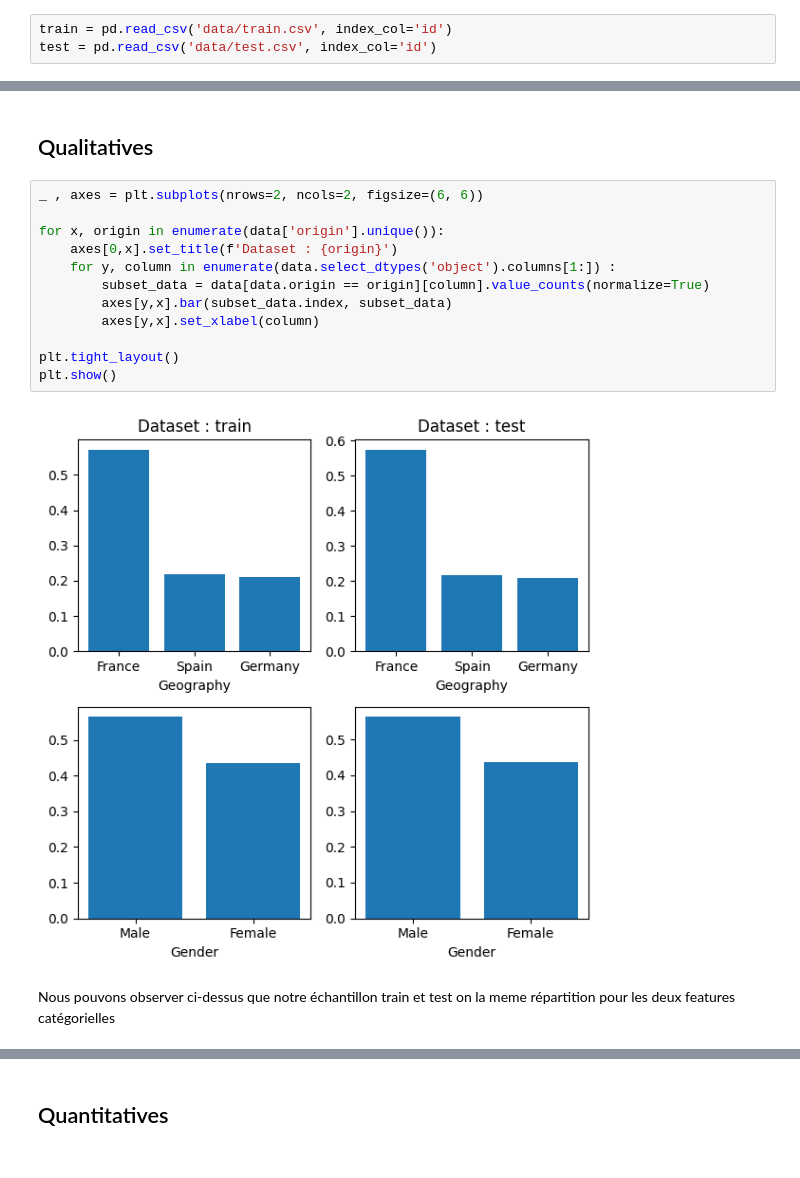
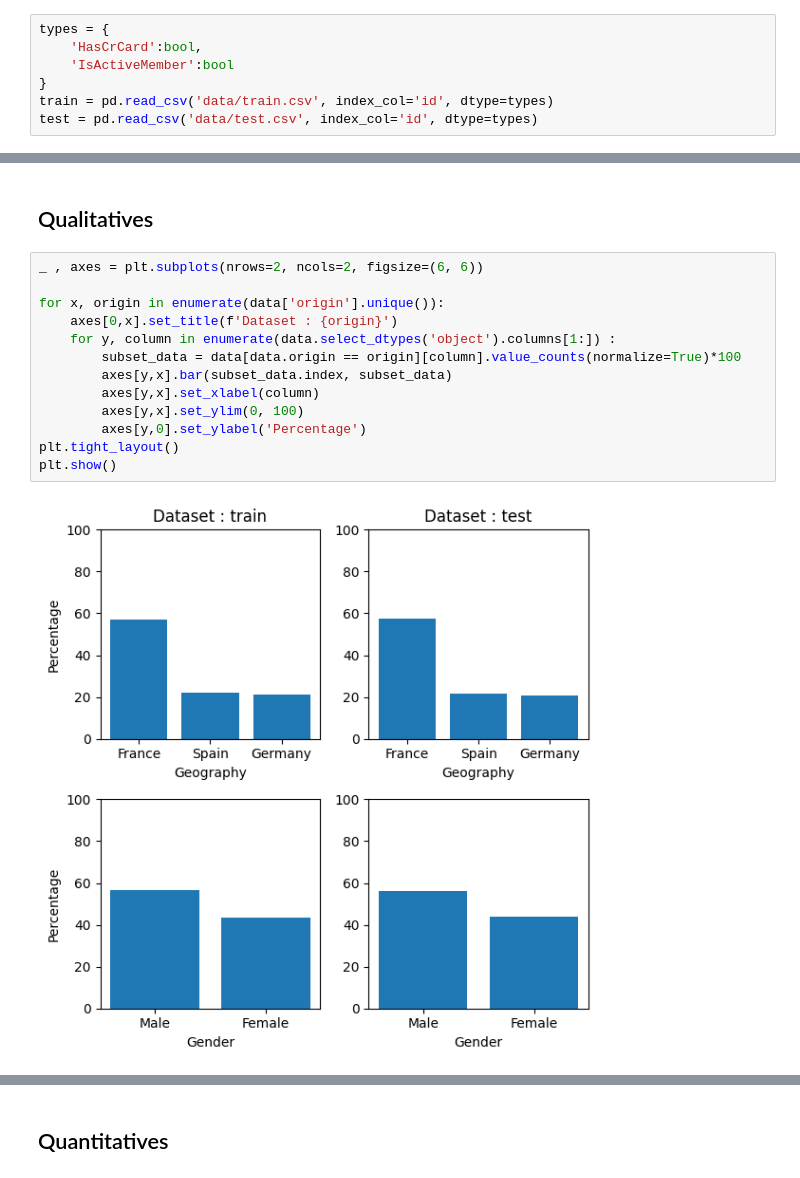
Before and after one commit to marcgloaguen/playgroundseries_s4e1, a Jupyter notebook: EDA.ipynb, the cells around one changed output, grey strips where cells are left out. Cells and saved outputs as stored; diff of their text form.

```diff
--- a/EDA.ipynb
+++ b/EDA.ipynb
@@ -3,8 +3,12 @@ import pandas as pd
 import seaborn as sns
 import matplotlib.pyplot as plt
 # %%
-train = pd.read_csv('data/train.csv', index_col='id')
-test = pd.read_csv('data/test.csv', index_col='id')
+types = {
+    'HasCrCard':bool,
+    'IsActiveMember':bool
+}
+train = pd.read_csv('data/train.csv', index_col='id', dtype=types)
+test = pd.read_csv('data/test.csv', index_col='id', dtype=types)
 # %%
 train.shape, test.shape
 # %% [output]
@@ -47,16 +51,15 @@ memory usage: 27.3+ MB
 # %%
 _ , axes = plt.subplots(nrows=2, ncols=2, figsize=(6, 6))
 
 for x, origin in enumerate(data['origin'].unique()):
     axes[0,x].set_title(f'Dataset : {origin}')
     for y, column in enumerate(data.select_dtypes('object').columns[1:]) :
-        subset_data = data[data.origin == origin][column].value_counts(normalize=True)
+        subset_data = data[data.origin == origin][column].value_counts(normalize=True)*100
         axes[y,x].bar(subset_data.index, subset_data)
         axes[y,x].set_xlabel(column)
-
+        axes[y,x].set_ylim(0, 100)
+        axes[y,0].set_ylabel('Percentage')
 plt.tight_layout()
 plt.show()
 # %% [output]
-[figure, old version]
+[figure, new version]
-# %% [markdown]
-Nous pouvons observer ci-dessus que notre échantillon train et test on la meme répartition pour les deux features catégorielles
```
Also changed, not shown: parts of 14 cells of this notebook, 2 other files.
